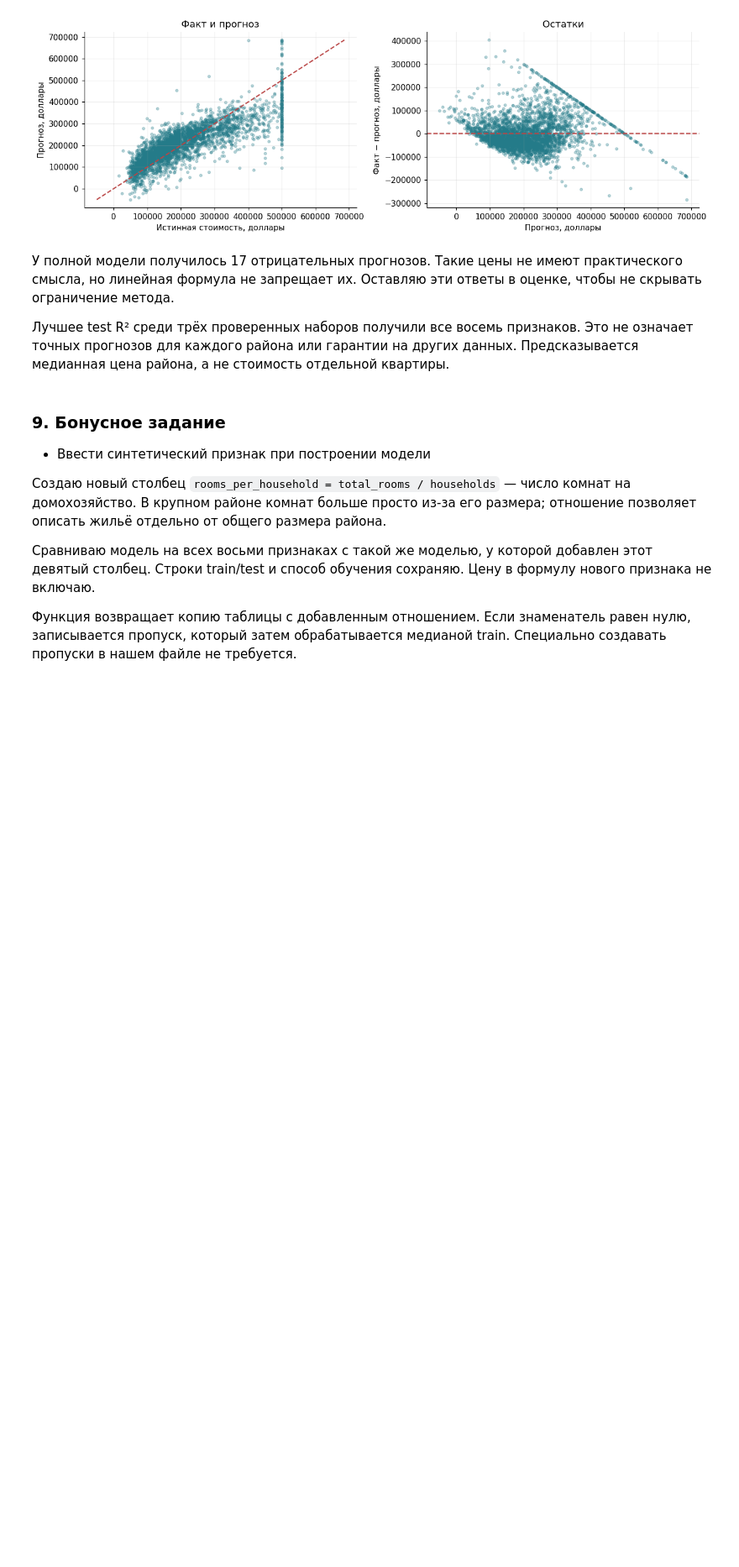
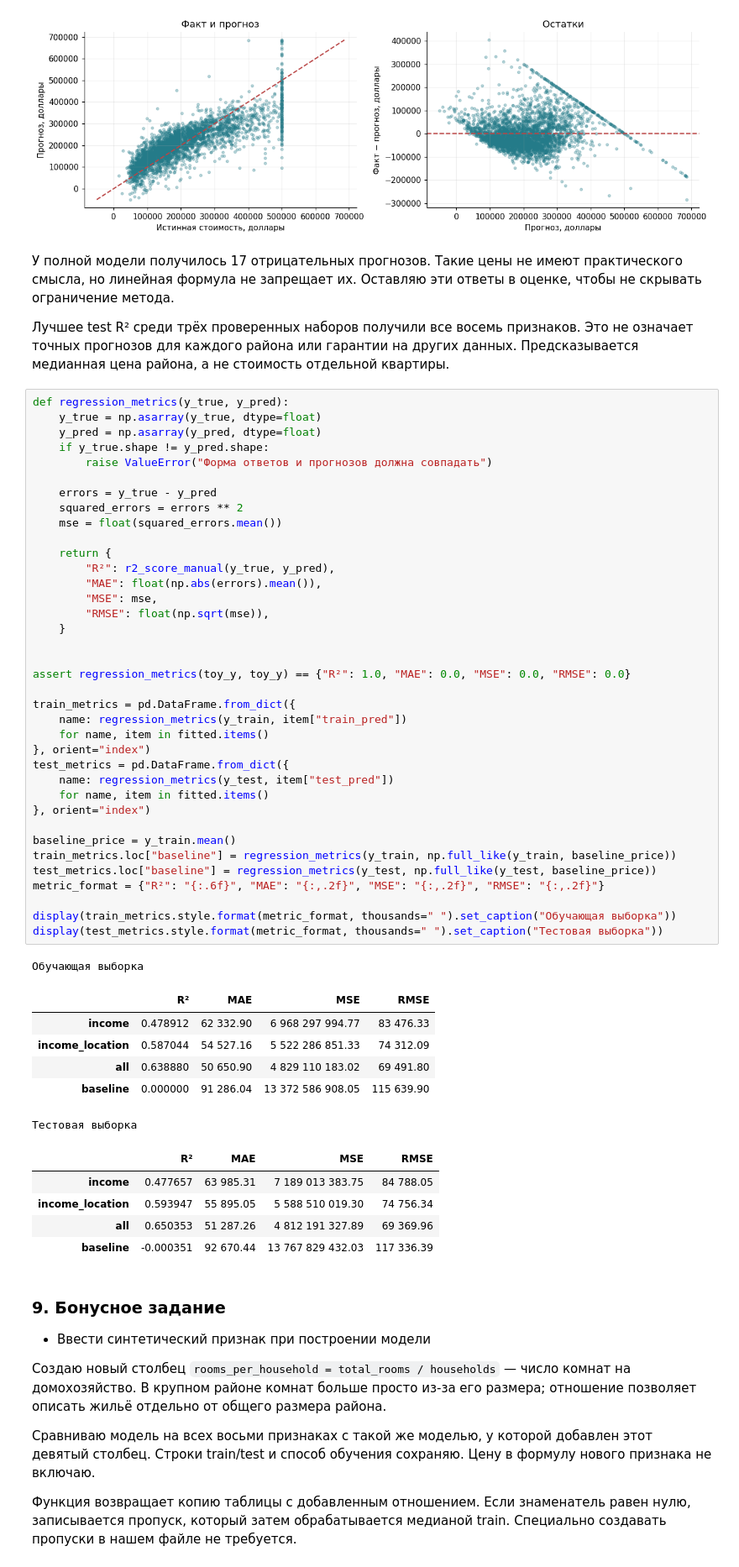
Before and after one commit to myau69/sisi, a Jupyter notebook: lab_03_linear_regression/lab_03_report.ipynb, the cells around one changed output. Shown at 84% size. Drawn from its saved outputs; the diff is of its cells as text; blank space fills up the shorter version.

Commit message:
add mse rmse mae into 3rd lab

```diff
--- a/lab_03_linear_regression/lab_03_report.ipynb
+++ b/lab_03_linear_regression/lab_03_report.ipynb
@@ -527,6 +527,56 @@ plt.show()
 У полной модели получилось 17 отрицательных прогнозов. Такие цены не имеют практического смысла, но линейная формула не запрещает их. Оставляю эти ответы в оценке, чтобы не скрывать ограничение метода.
 
 Лучшее test R² среди трёх проверенных наборов получили все восемь признаков. Это не означает точных прогнозов для каждого района или гарантии на других данных. Предсказывается медианная цена района, а не стоимость отдельной квартиры.
+# %%
+def regression_metrics(y_true, y_pred):
+    y_true = np.asarray(y_true, dtype=float)
+    y_pred = np.asarray(y_pred, dtype=float)
+    if y_true.shape != y_pred.shape:
+        raise ValueError("Форма ответов и прогнозов должна совпадать")
+
+    errors = y_true - y_pred
+    squared_errors = errors ** 2
+    mse = float(squared_errors.mean())
+
+    return {
+        "R²": r2_score_manual(y_true, y_pred),
+        "MAE": float(np.abs(errors).mean()),
+        "MSE": mse,
+        "RMSE": float(np.sqrt(mse)),
+    }
+
+
+assert regression_metrics(toy_y, toy_y) == {"R²": 1.0, "MAE": 0.0, "MSE": 0.0, "RMSE": 0.0}
+
+train_metrics = pd.DataFrame.from_dict({
+    name: regression_metrics(y_train, item["train_pred"])
+    for name, item in fitted.items()
+}, orient="index")
+test_metrics = pd.DataFrame.from_dict({
+    name: regression_metrics(y_test, item["test_pred"])
+    for name, item in fitted.items()
+}, orient="index")
+
+baseline_price = y_train.mean()
+train_metrics.loc["baseline"] = regression_metrics(y_train, np.full_like(y_train, baseline_price))
+test_metrics.loc["baseline"] = regression_metrics(y_test, np.full_like(y_test, baseline_price))
+metric_format = {"R²": "{:.6f}", "MAE": "{:,.2f}", "MSE": "{:,.2f}", "RMSE": "{:,.2f}"}
+
+display(train_metrics.style.format(metric_format, thousands=" ").set_caption("Обучающая выборка"))
+display(test_metrics.style.format(metric_format, thousands=" ").set_caption("Тестовая выборка"))
+# %% [output]
+Обучающая выборка
+|  | R² | MAE | MSE | RMSE |
+| income | 0.478912 | 62 332.90 | 6 968 297 994.77 | 83 476.33 |
+| income_location | 0.587044 | 54 527.16 | 5 522 286 851.33 | 74 312.09 |
+| all | 0.638880 | 50 650.90 | 4 829 110 183.02 | 69 491.80 |
+| baseline | 0.000000 | 91 286.04 | 13 372 586 908.05 | 115 639.90 |
+Тестовая выборка
+|  | R² | MAE | MSE | RMSE |
+| income | 0.477657 | 63 985.31 | 7 189 013 383.75 | 84 788.05 |
+| income_location | 0.593947 | 55 895.05 | 5 588 510 019.30 | 74 756.34 |
+| all | 0.650353 | 51 287.26 | 4 812 191 327.89 | 69 369.96 |
+| baseline | -0.000351 | 92 670.44 | 13 767 829 432.03 | 117 336.39 |
 # %% [markdown]
 ### 9. Бонусное задание
 
```
Also changed, not shown: parts of 1 cell of this notebook, 1 other file.
